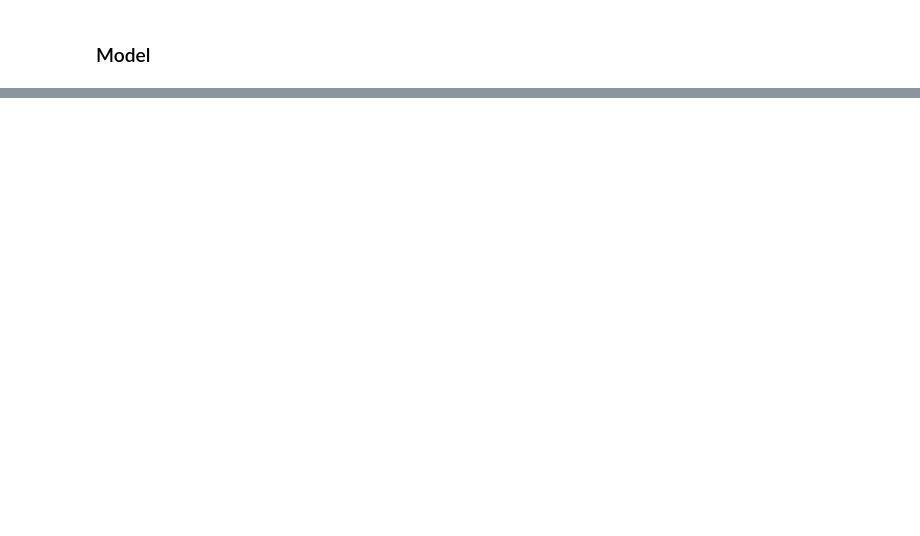
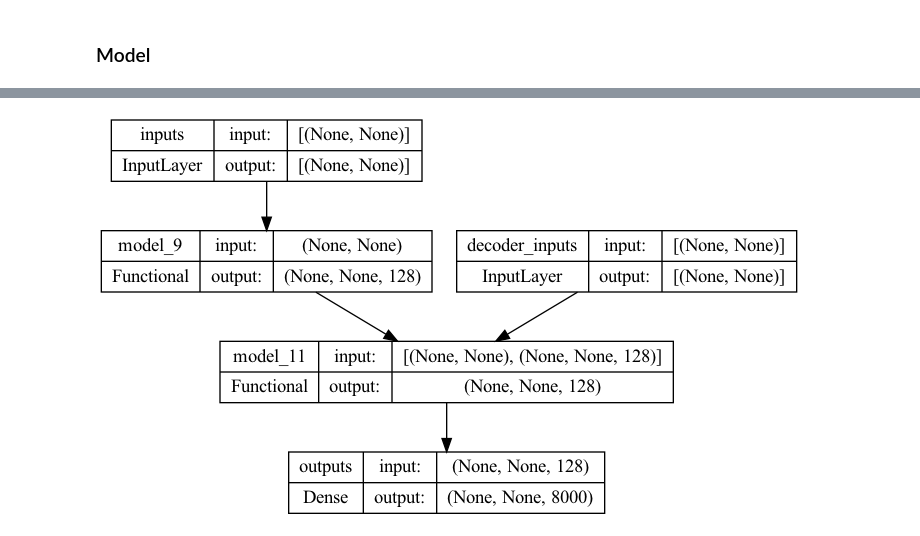
Before and after one commit to Jeonghoyoung/korean_grammar_corrector, a Jupyter notebook: bin/keras_model_v2/textvectorization.ipynb, the cells around one changed output, grey strips where cells are left out. Drawn from its saved outputs; the diff is of its cells as text; code cells hidden in the pictures; blank space fills up the shorter version.

```diff
--- a/bin/keras_model_v2/textvectorization.ipynb
+++ b/bin/keras_model_v2/textvectorization.ipynb
@@ -211,10 +253,10 @@ def Decoder(embed_dim, hidden_dim, num_heads, name='decoder_layer'):
         name=name
     )
 # %%
-def get_encoders(vocab_size, max_length, num_layers, embed_dim, hidden_dim, num_heads, dropout):
+def get_encoders(vocab_size, num_layers, embed_dim, hidden_dim, num_heads, dropout):
     inputs = keras.Input(shape=(None,), name="inputs")
 
-    embedding = Embedding(vocab_size, embed_dim, hidden_dim, max_length)(inputs)
+    embedding = Embedding_layer(vocab_size, embed_dim, hidden_dim)(inputs)
     outputs = layers.Dropout(dropout)(embedding)
 
     for i in range(num_layers):
@@ -226,11 +268,11 @@ def get_encoders(vocab_size, max_length, num_layers, embed_dim, hidden_dim, num_
         outputs = outputs
     )
 # %%
-def get_decoders(vocab_size, max_length, num_layers, embed_dim, hidden_dim, num_heads, dropout):
+def get_decoders(vocab_size, num_layers, embed_dim, hidden_dim, num_heads, dropout):
     inputs = keras.Input(shape=(None,), name="inputs")
     encoder_outputs = keras.Input(shape=(None, embed_dim), name="encoder_outputs")
 
-    embedding = Embedding(vocab_size, embed_dim, hidden_dim, max_length)(inputs)
+    embedding = Embedding_layer(vocab_size, embed_dim, hidden_dim)(inputs)
     outputs = layers.Dropout(dropout)(embedding)
 
     for i in range(num_layers):
@@ -241,13 +283,13 @@ def get_decoders(vocab_size, max_length, num_layers, embed_dim, hidden_dim, num_
         outputs = outputs
     )
 # %%
-def get_transformer(vocab_size, embed_dim, hidden_dim, encoder_num, decoder_num, num_heads, dropout, max_length, name='transformer'):
+def get_transformer(vocab_size, embed_dim, hidden_dim, encoder_num, decoder_num, num_heads, dropout, name='transformer'):
     inputs = keras.Input(shape=(None,), name="inputs")
     decoder_inputs = keras.Input(shape=(None,), name="decoder_inputs")
 
-    encoder_outputs = get_encoders(vocab_size, max_length, encoder_num, embed_dim, hidden_dim, num_heads, dropout)(inputs)
+    encoder_outputs = get_encoders(vocab_size,encoder_num, embed_dim, hidden_dim, num_heads, dropout)(inputs)
 
-    decoder_outputs = get_decoders(vocab_size, max_length, decoder_num, embed_dim, hidden_dim, num_heads, dropout)([inputs, encoder_outputs])
+    decoder_outputs = get_decoders(vocab_size, decoder_num, embed_dim, hidden_dim, num_heads, dropout)([decoder_inputs, encoder_outputs])
 
     outputs = layers.Dense(vocab_size, name='outputs')(decoder_outputs)
 
@@ -259,5 +301,4 @@ hidden_dim=256,
 encoder_num=4,
 decoder_num=4,
 num_heads=4,
-dropout=0.1,
-max_length=35)
+dropout=0.1)
@@ -288,3 +334,7 @@ Total params: 6,453,076
 Trainable params: 6,447,936
 Non-trainable params: 5,140
 __________________________________________________________________________________________________
+# %%
+keras.utils.plot_model(test_model, show_shapes=True)
+# %% [output]
+[figure, added]
```
Also changed, not shown: parts of 20 cells of this notebook.
